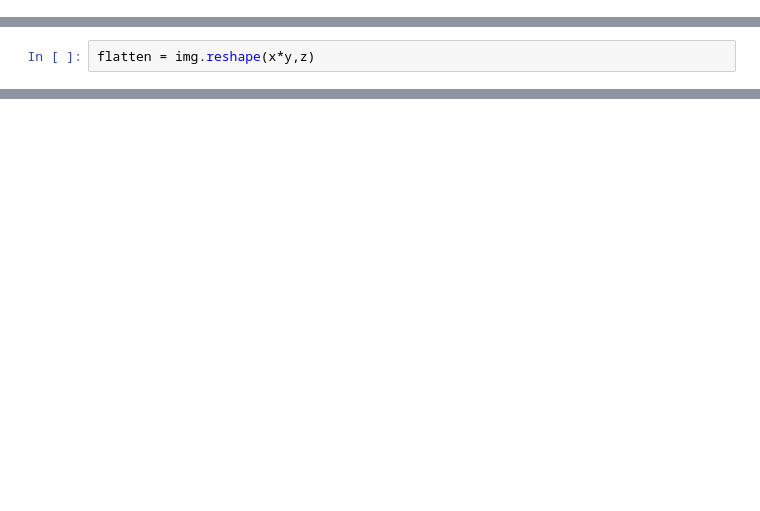
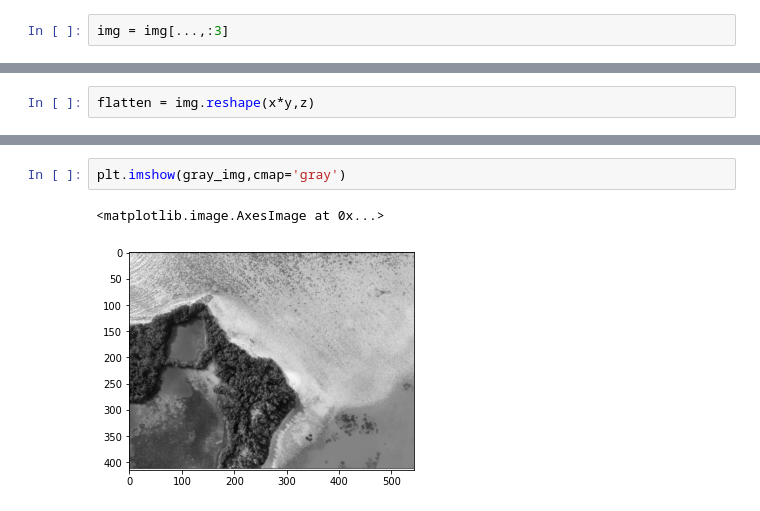
Before and after one commit to NishantBaheti/MachineLearningExploration, a Jupyter notebook: MathExploration/ImageSegmentation.ipynb, the cells around one changed output, grey strips where cells are left out. Cells and saved outputs as stored; diff of their text form; blank space fills up the shorter version.

```diff
--- a/MathExploration/ImageSegmentation.ipynb
+++ b/MathExploration/ImageSegmentation.ipynb
@@ -26,0 +34,2 @@ x,y,z
+# %%
+img = img[...,:3]
@@ -39,0 +106,5 @@ plt.imshow(clustered.reshape(x,y))
+# %%
+plt.imshow(gray_img,cmap='gray')
+# %% [output]
+<matplotlib.image.AxesImage at 0x...>
+[figure, added]
```
Also changed, not shown: parts of 26 cells of this notebook, 2 other files.
